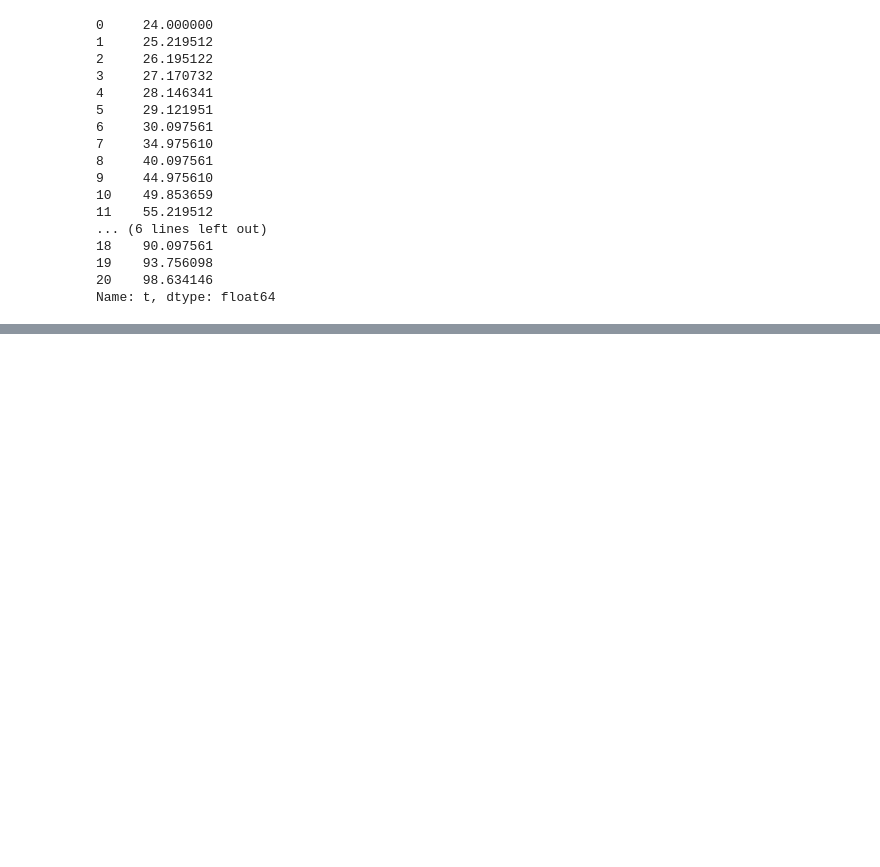
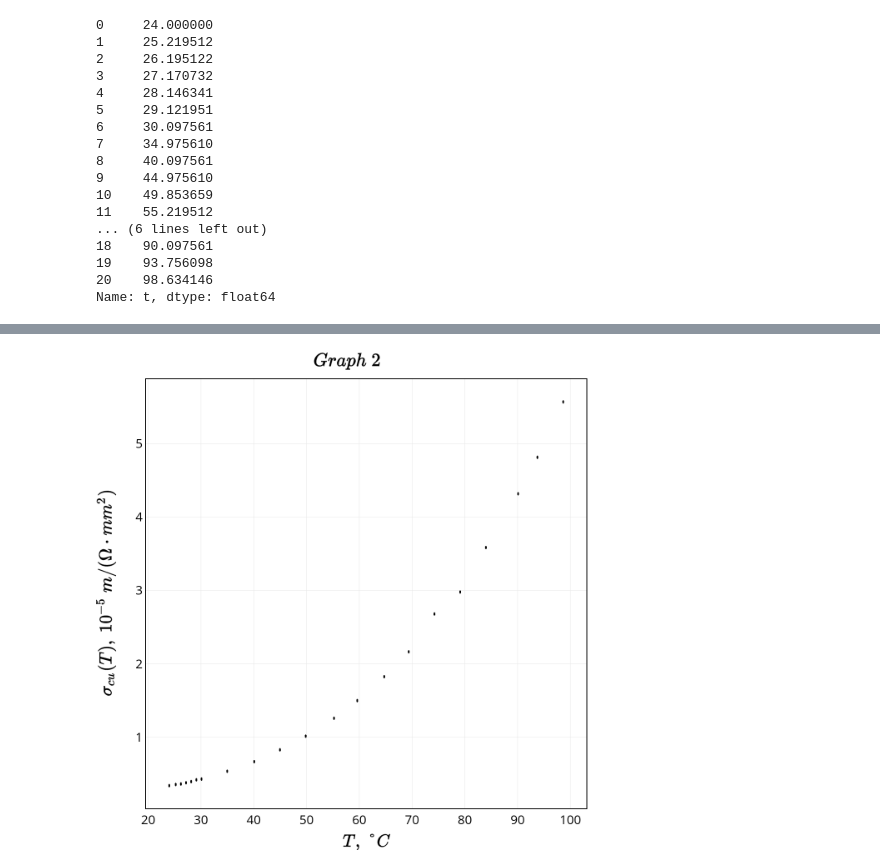
Before and after one commit to heyfaraday/labs_6sem, a Jupyter notebook: Determination of the energy gap of a semiconductor - 11.1/analysis.ipynb, the cells around one changed output, grey strips where cells are left out. Cells and saved outputs as stored; diff of their text form; code cells hidden in the pictures; blank space fills up the shorter version.

```diff
--- a/Determination of the energy gap of a semiconductor - 11.1/analysis.ipynb
+++ b/Determination of the energy gap of a semiconductor - 11.1/analysis.ipynb
@@ -134,3 +162,85 @@ Image("my_plot1.png", width=500)
+# %%
+trace1 = go.Scatter(
+    x = (data1['t'] + 0.06) / (41 * 10**(-3)) + 24,
+    y = (0.01 * 39.4) / 4.1**2  / (data1['pn'] * 1000) * 10000,
+    mode = 'markers',
+    error_y = dict(
+        type = 'constant',
+        value = 0.01,
+        visible = True,
+        color = '#000000',
+        thickness = 2,
+        width = 2
+    ),
+    error_x = dict(
+        type = 'constant',
+        value = 0.005,
+        visible = True,
+        color = '#000000'
+    ),
+    marker = dict(
+        size = 4,
+        opacity = 1,
+        color = '#000000'
+    )
+)
+
+trace0 = [trace1]
+
+layout = go.Layout(
+    title = "$Graph~2$",
+    width = 1200,
+    height = 1200,
+    font = dict(
+        size = 30,
+        color = '#000000'
+        ),
+    showlegend=False,
+    paper_bgcolor = '#ffffff',
+    xaxis = dict(
+        title = '$T,~°C$',
+        zeroline = False,
+        ticklen = 0,
+        color = '#000000',
+        mirror = True,
+        showline = True,
+        linewidth = 2,
+        titlefont = dict(
+            size = 40,
+            color = '#000000'
+            )
+    ),
+    yaxis = dict(
+        title = '$\sigma_{cu}(T),~10^{-5}~m/(\Omega\cdot mm^2) $',
+        zeroline = False,
+        ticklen = 0,
+        color = '#000000',
+        mirror = True,
+        showline = True,
+        linewidth = 2,
+        titlefont = dict(
+            size = 40,
+            color = '#000000'
+            )
+    ),
+    margin = dict(
+        l = 120,
+        r = 23,
+        t = 70,
+        b = 100,
+        pad = 0
+    )
+
+)
+
+fig = go.Figure(data=trace0, layout=layout)
+#py.iplot(figure, filename='basic-error-bar')
+py.image.save_as(fig, 'my_plot2.png')
+#! open my_plot.png
+from IPython.display import Image
+Image("my_plot2.png", width=500)
+# %% [output]
+[figure, added]
 # %%
 trace1 = go.Scatter(
     x = - 1000. / ((data1['t'] + 0.06) / (41 * 10**(-3)) + 24 + 273),
```
Also changed, not shown: parts of 9 cells of this notebook, 12 other files.
